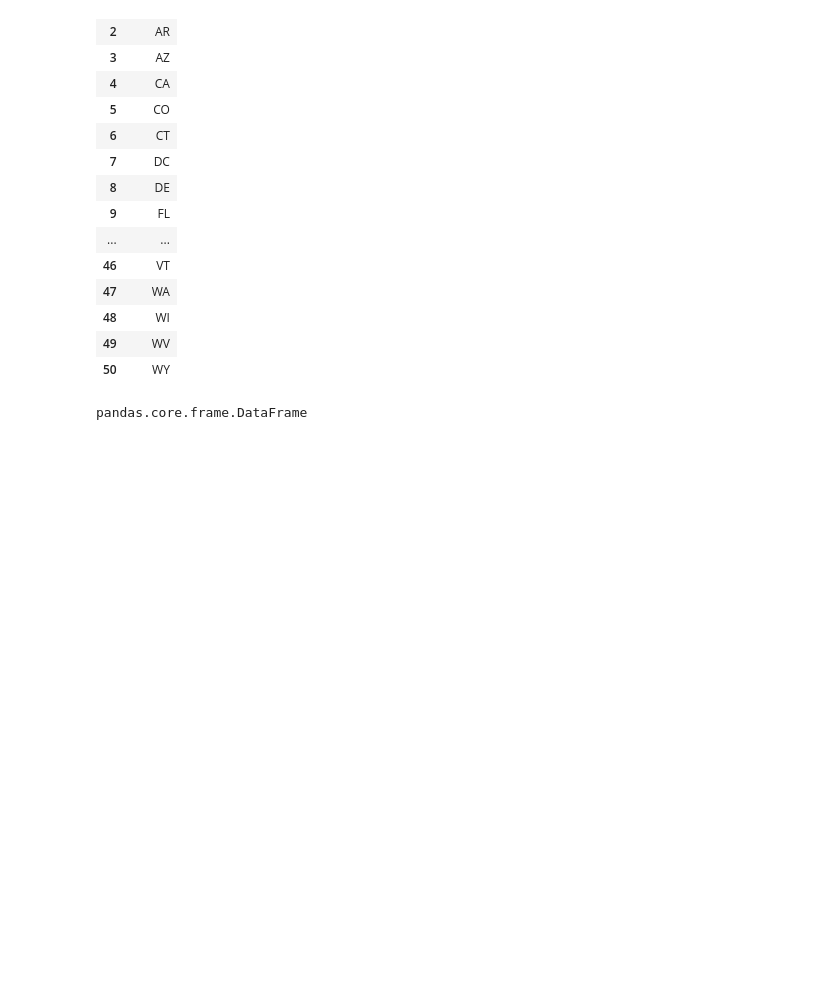
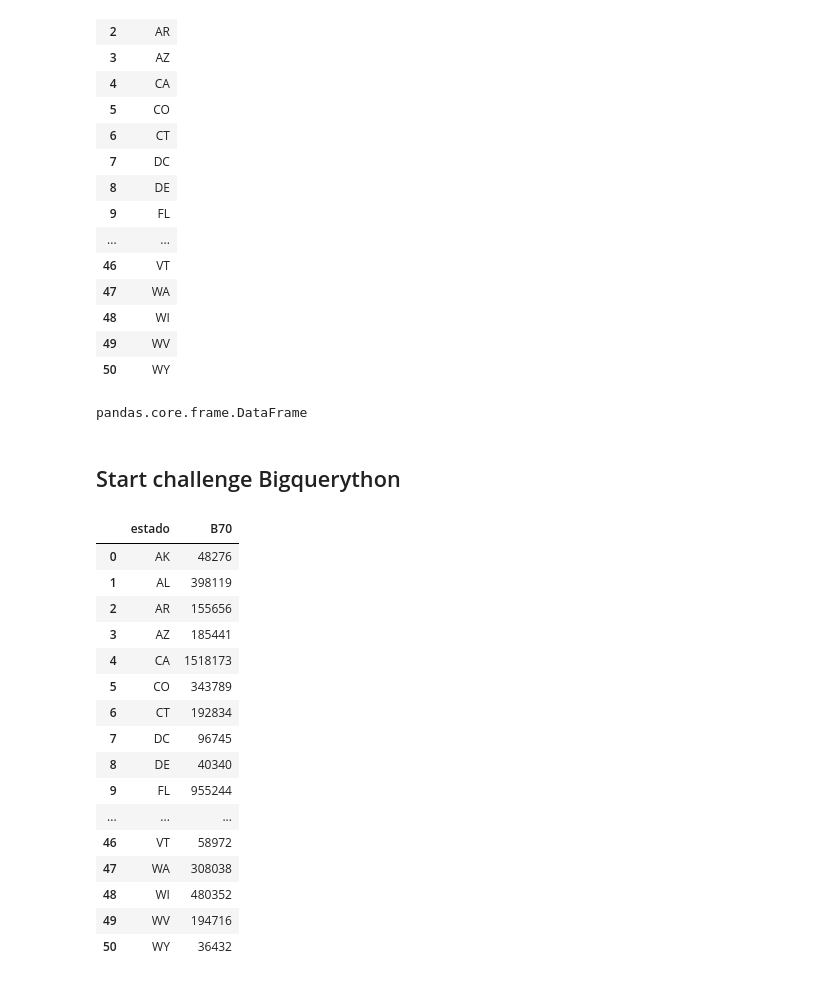
Before and after one commit to ricardocarreras/Bootcamp_DataScience_student, a Jupyter notebook: week16/labs/01_bigquery.ipynb, the cells around one changed output. Cells and saved outputs as stored; diff of their text form; code cells hidden in the pictures; blank space fills up the shorter version.

```diff
--- a/week16/labs/01_bigquery.ipynb
+++ b/week16/labs/01_bigquery.ipynb
@@ -50,3 +50,45 @@ df
 type(df)
 # %% [output]
 pandas.core.frame.DataFrame
+# %% [markdown]
+## Start challenge Bigquerython
+# %%
+# montar una query con estado, B70, B80, B90, B00
+
+q_b70 = """
+SELECT
+    state as estado,
+    SUM(CASE WHEN year >= 1970 AND year < 1980 THEN plurality ELSE 0 END) as B70
+FROM `bigquery-public-data.samples.natality`
+WHERE
+    state IS NOT NULL AND
+    NOT IS_NAN(plurality) AND
+    plurality >= 1
+GROUP BY
+    estado
+ORDER BY estado
+
+"""
+# %%
+# Lanzamos el job
+query_job = client.query(q_b70)
+df70 = query_job.to_dataframe()
+df70
+# %% [output]
+|  | estado | B70 |
+| 0 | AK | 48276 |
+| 1 | AL | 398119 |
+| 2 | AR | 155656 |
+| 3 | AZ | 185441 |
+| 4 | CA | 1518173 |
+| 5 | CO | 343789 |
+| 6 | CT | 192834 |
+| 7 | DC | 96745 |
+| 8 | DE | 40340 |
+| 9 | FL | 955244 |
+| ... | ... | ... |
+| 46 | VT | 58972 |
+| 47 | WA | 308038 |
+| 48 | WI | 480352 |
+| 49 | WV | 194716 |
+| 50 | WY | 36432 |
```
Also changed, not shown: parts of 4 cells of this notebook.
